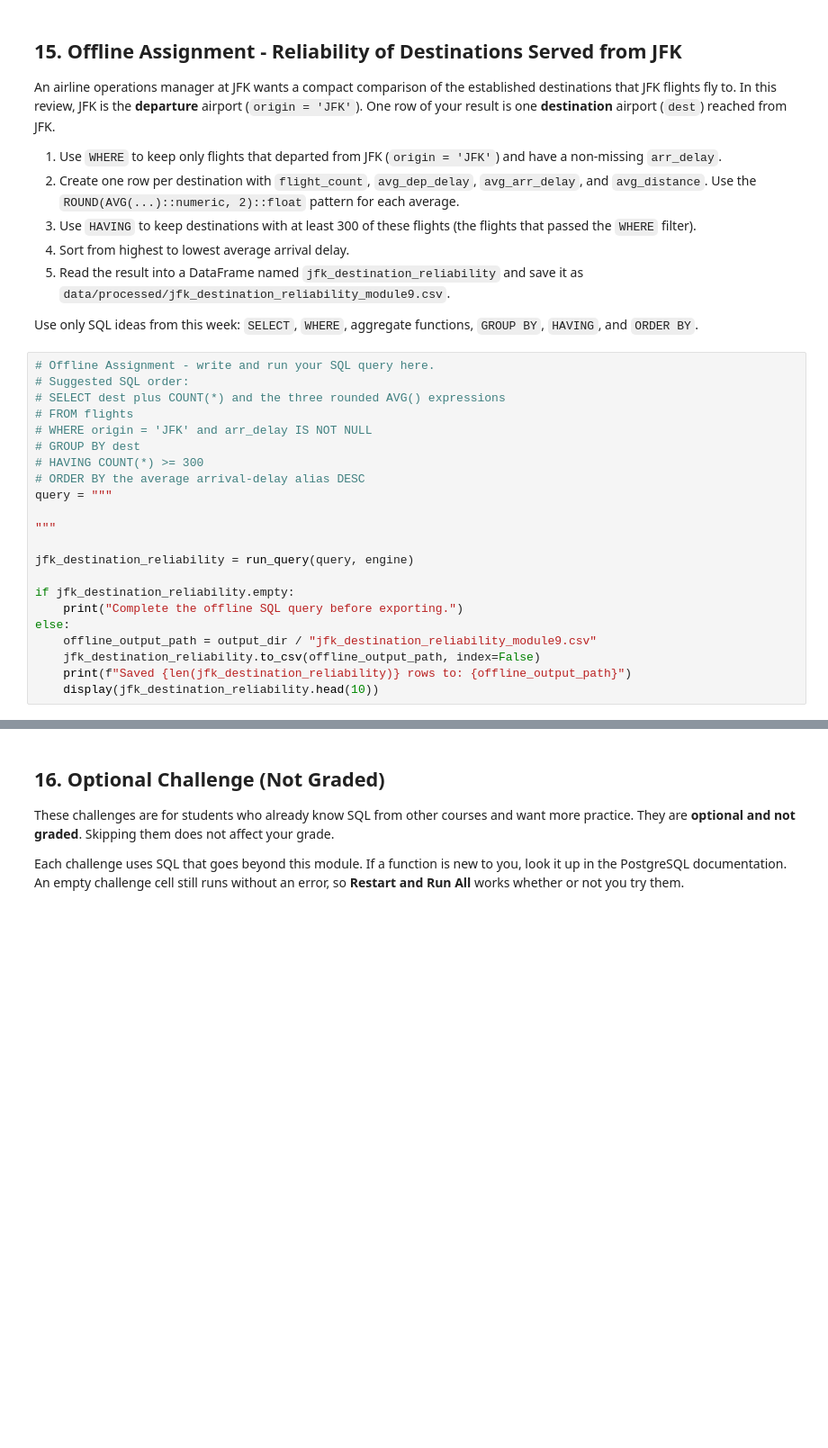
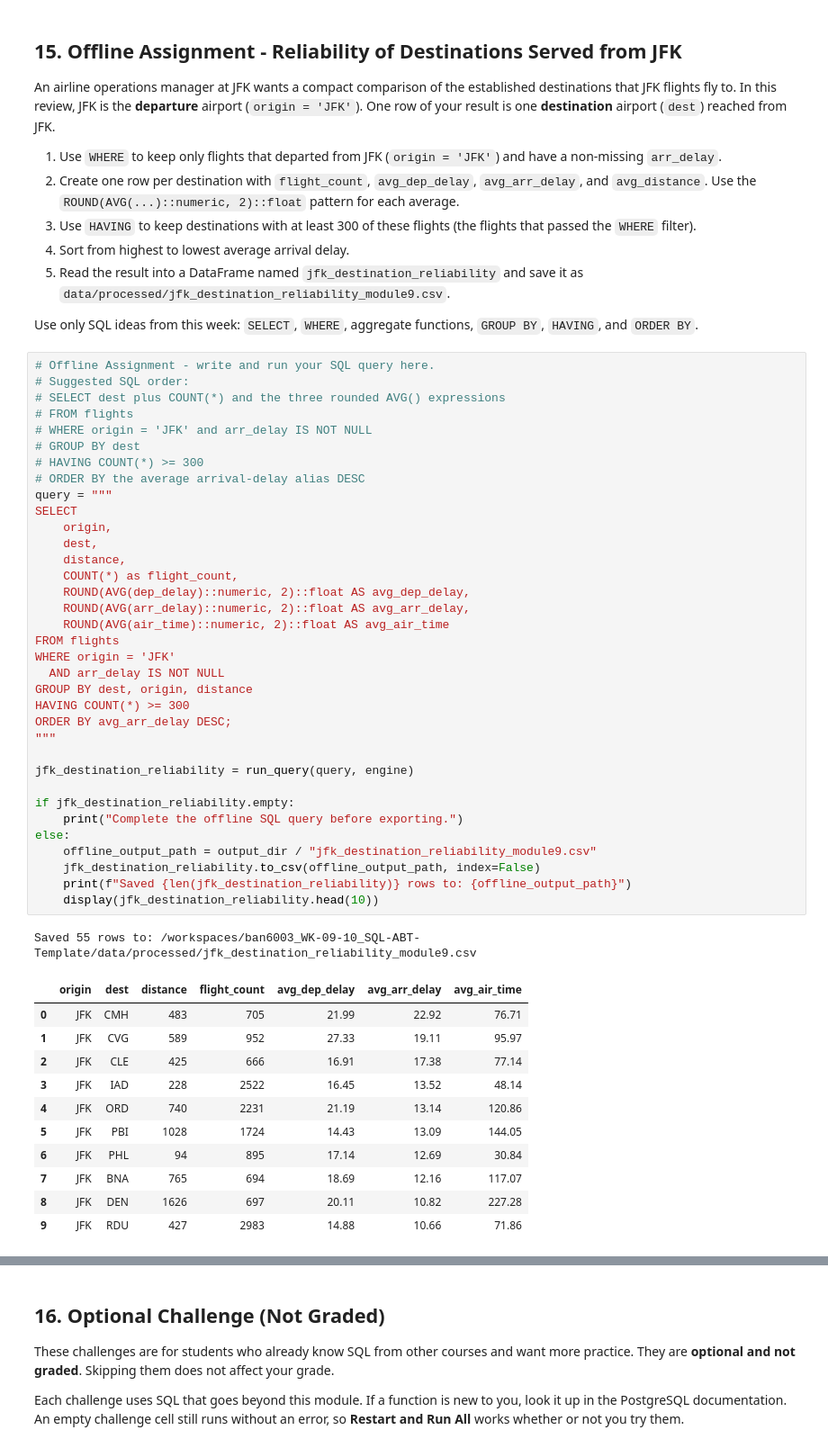
Before and after one commit to enginerdsquared/ban6003_WK-09-10_SQL-ABT-Template, a Jupyter notebook: notebooks/module9_neon_sql_fundamentals_guided_lab.ipynb, the cells around one changed output, grey strips where cells are left out. Shown at 90% size. Drawn from its saved outputs; the diff is of its cells as text; blank space fills up the shorter version.

Commit message:
Complete Module 9 Neon SQL fundamentals lab

```diff
--- a/notebooks/module9_neon_sql_fundamentals_guided_lab.ipynb
+++ b/notebooks/module9_neon_sql_fundamentals_guided_lab.ipynb
@@ -633,25 +952,51 @@ Use only SQL ideas from this week: `SELECT`, `WHERE`, aggregate functions, `GROU
 # %%
 # Offline Assignment - write and run your SQL query here.
 # Suggested SQL order:
 # SELECT dest plus COUNT(*) and the three rounded AVG() expressions
 # FROM flights
 # WHERE origin = 'JFK' and arr_delay IS NOT NULL
 # GROUP BY dest
 # HAVING COUNT(*) >= 300
 # ORDER BY the average arrival-delay alias DESC
 query = """
-
+SELECT
+    origin,
+    dest,
+    distance,
+    COUNT(*) as flight_count,
+    ROUND(AVG(dep_delay)::numeric, 2)::float AS avg_dep_delay,
+    ROUND(AVG(arr_delay)::numeric, 2)::float AS avg_arr_delay,
+    ROUND(AVG(air_time)::numeric, 2)::float AS avg_air_time
+FROM flights
+WHERE origin = 'JFK'
+  AND arr_delay IS NOT NULL
+GROUP BY dest, origin, distance
+HAVING COUNT(*) >= 300
+ORDER BY avg_arr_delay DESC;
 """
 
 jfk_destination_reliability = run_query(query, engine)
 
 if jfk_destination_reliability.empty:
     print("Complete the offline SQL query before exporting.")
 else:
     offline_output_path = output_dir / "jfk_destination_reliability_module9.csv"
     jfk_destination_reliability.to_csv(offline_output_path, index=False)
     print(f"Saved {len(jfk_destination_reliability)} rows to: {offline_output_path}")
     display(jfk_destination_reliability.head(10))
+# %% [output]
+Saved 55 rows to: /workspaces/ban6003_WK-09-10_SQL-ABT-Template/data/processed/jfk_destination_reliability_module9.csv
+|  | origin | dest | distance | flight_count | avg_dep_delay | avg_arr_delay | avg_air_time |
+| 0 | JFK | CMH | 483 | 705 | 21.99 | 22.92 | 76.71 |
+| 1 | JFK | CVG | 589 | 952 | 27.33 | 19.11 | 95.97 |
+| 2 | JFK | CLE | 425 | 666 | 16.91 | 17.38 | 77.14 |
+| 3 | JFK | IAD | 228 | 2522 | 16.45 | 13.52 | 48.14 |
+| 4 | JFK | ORD | 740 | 2231 | 21.19 | 13.14 | 120.86 |
+| 5 | JFK | PBI | 1028 | 1724 | 14.43 | 13.09 | 144.05 |
+| 6 | JFK | PHL | 94 | 895 | 17.14 | 12.69 | 30.84 |
+| 7 | JFK | BNA | 765 | 694 | 18.69 | 12.16 | 117.07 |
+| 8 | JFK | DEN | 1626 | 697 | 20.11 | 10.82 | 227.28 |
+| 9 | JFK | RDU | 427 | 2983 | 14.88 | 10.66 | 71.86 |
 # %% [markdown]
 ### Operations Interpretation
 
```
Also changed, not shown: parts of 38 cells of this notebook, 2 other files.
